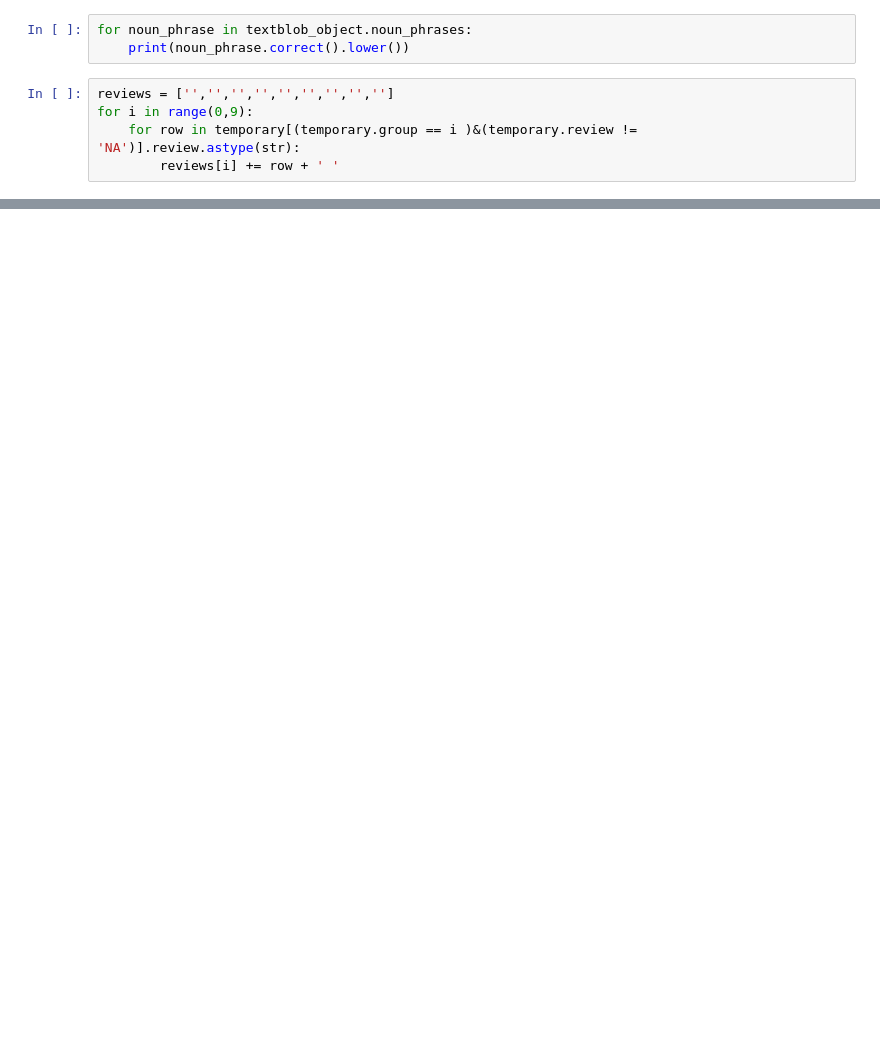
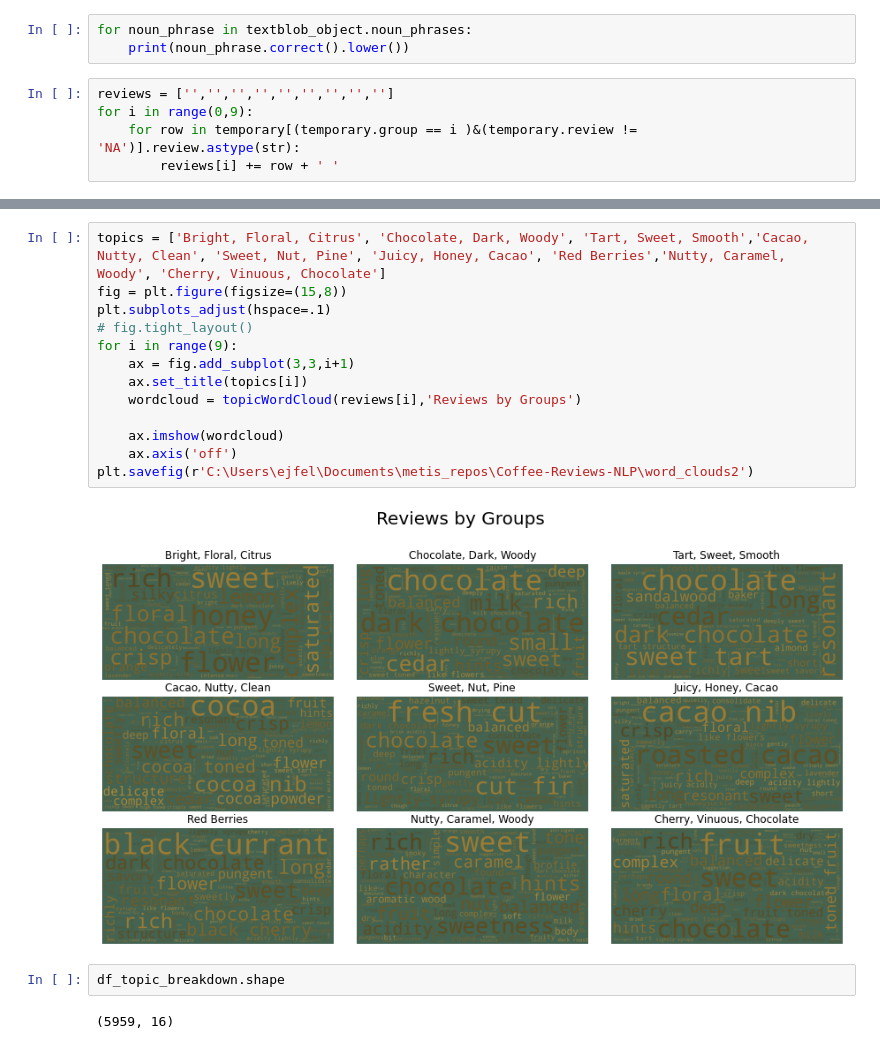
Before and after one commit to ejfeldman7/coffee-reviews-nlp, a Jupyter notebook: Notebooks/visualizations.ipynb, the cells around one changed output, grey strips where cells are left out. Saved outputs shown, nothing was run; the diff lists cells and outputs as text; blank space fills up the shorter version.

Commit message:
Cleaning and organizing

```diff
--- a/Notebooks/visualizations.ipynb
+++ b/Notebooks/visualizations.ipynb
@@ -227,0 +264,19 @@ for i in range(9):
+# %%
+topics = ['Bright, Floral, Citrus', 'Chocolate, Dark, Woody', 'Tart, Sweet, Smooth','Cacao, Nutty, Clean', 'Sweet, Nut, Pine', 'Juicy, Honey, Cacao', 'Red Berries','Nutty, Caramel, Woody', 'Cherry, Vinuous, Chocolate']
+fig = plt.figure(figsize=(15,8))
+plt.subplots_adjust(hspace=.1)
+# fig.tight_layout()
+for i in range(9):
+    ax = fig.add_subplot(3,3,i+1)
+    ax.set_title(topics[i])
+    wordcloud = topicWordCloud(reviews[i],'Reviews by Groups')
+
+    ax.imshow(wordcloud)
+    ax.axis('off')
+plt.savefig(r'C:\Users\ejfel\Documents\metis_repos\Coffee-Reviews-NLP\word_clouds2')
+# %% [output]
+[figure, added]
+# %%
+df_topic_breakdown.shape
+# %% [output]
+(5959, 16)
```
Also changed, not shown: parts of 17 cells of this notebook, 16 other files.
